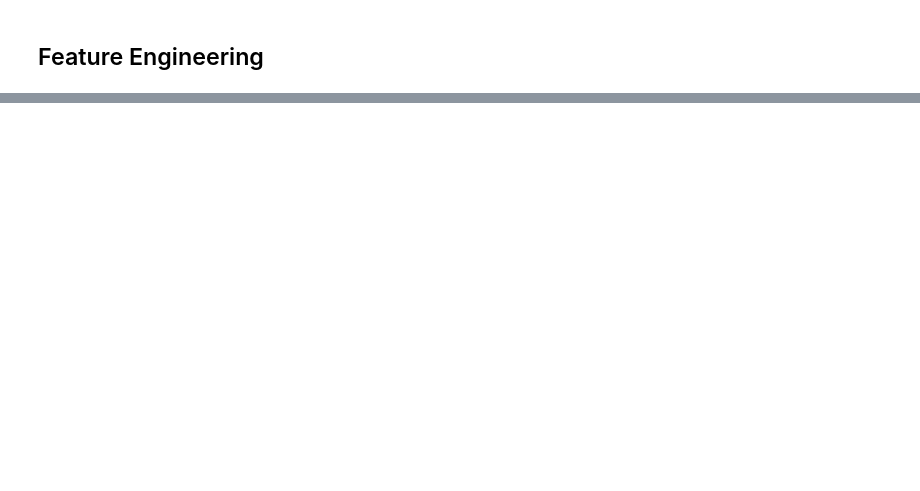
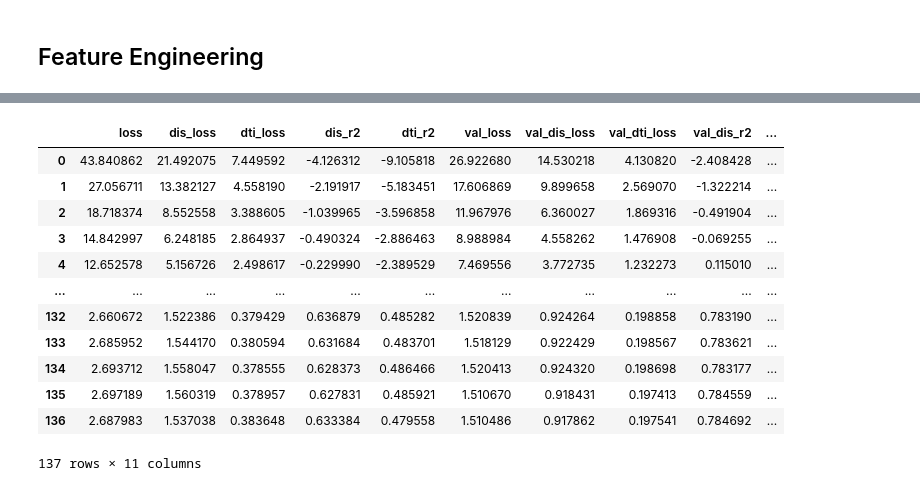
Before and after one commit to Mipjeiger/Indo-Paylater-analytics, a Jupyter notebook: researchment/03_ML_Scientist_task_2_GenZ_Forecasting.ipynb, the cells around one changed output, grey strips where cells are left out. Drawn from its saved outputs; the diff is of its cells as text; code cells hidden in the pictures; blank space fills up the shorter version.

```diff
--- a/researchment/03_ML_Scientist_task_2_GenZ_Forecasting.ipynb
+++ b/researchment/03_ML_Scientist_task_2_GenZ_Forecasting.ipynb
@@ -83,0 +93,20 @@ memory usage: 2.3+ MB
+# %%
+# Grouping province stats
+prov_stats = df.groupby('province').agg(
+    prov_avg_income=('monthly_income_idr', 'mean'),
+    prov_avg_umr=('regional_minimum_wage_umr_idr', 'mean')
+).reset_index()
+
+# Merge province stats back to features
+feats = feats.merge(prov_stats, on='province', how='left')
+feats['income_vs_prov_avg'] = feats['monthly_income_idr'] / (feats['prov_avg_income'] + 1)
+# %%
+# Purpose tier for grouping
+PURPOSE_TIER = {"Consumptive":1,"Shopping":1,"Entertainment":1,
+                "Education":2,"Medical":2,
+                "Business":3,"Working Capital":3,"Productive":3}
+feats['purpose_tier'] = feats['primary_loan_purpose'].map(PURPOSE_TIER).fillna(2)
+
+# Build the targets DataFrame
+y_dti = df['debt_to_income_ratio'].values.astype("float32")
+y_distress = df['financial_distress_index'].values.astype("float32")
@@ -83,0 +269,17 @@ memory usage: 2.3+ MB
+# %%
+history_df = pd.DataFrame(history.history)
+history_df
+# %% [output]
+|  | loss | dis_loss | dti_loss | dis_r2 | dti_r2 | val_loss | val_dis_loss | val_dti_loss | val_dis_r2 | ... |
+| 0 | 43.840862 | 21.492075 | 7.449592 | -4.126312 | -9.105818 | 26.922680 | 14.530218 | 4.130820 | -2.408428 | ... |
+| 1 | 27.056711 | 13.382127 | 4.558190 | -2.191917 | -5.183451 | 17.606869 | 9.899658 | 2.569070 | -1.322214 | ... |
+| 2 | 18.718374 | 8.552558 | 3.388605 | -1.039965 | -3.596858 | 11.967976 | 6.360027 | 1.869316 | -0.491904 | ... |
+| 3 | 14.842997 | 6.248185 | 2.864937 | -0.490324 | -2.886463 | 8.988984 | 4.558262 | 1.476908 | -0.069255 | ... |
+| 4 | 12.652578 | 5.156726 | 2.498617 | -0.229990 | -2.389529 | 7.469556 | 3.772735 | 1.232273 | 0.115010 | ... |
+| ... | ... | ... | ... | ... | ... | ... | ... | ... | ... | ... |
+| 132 | 2.660672 | 1.522386 | 0.379429 | 0.636879 | 0.485282 | 1.520839 | 0.924264 | 0.198858 | 0.783190 | ... |
+| 133 | 2.685952 | 1.544170 | 0.380594 | 0.631684 | 0.483701 | 1.518129 | 0.922429 | 0.198567 | 0.783621 | ... |
+| 134 | 2.693712 | 1.558047 | 0.378555 | 0.628373 | 0.486466 | 1.520413 | 0.924320 | 0.198698 | 0.783177 | ... |
+| 135 | 2.697189 | 1.560319 | 0.378957 | 0.627831 | 0.485921 | 1.510670 | 0.918431 | 0.197413 | 0.784559 | ... |
+| 136 | 2.687983 | 1.537038 | 0.383648 | 0.633384 | 0.479558 | 1.510486 | 0.917862 | 0.197541 | 0.784692 | ... |
+137 rows × 11 columns
```
Also changed, not shown: parts of 11 cells of this notebook, 1 other file.
